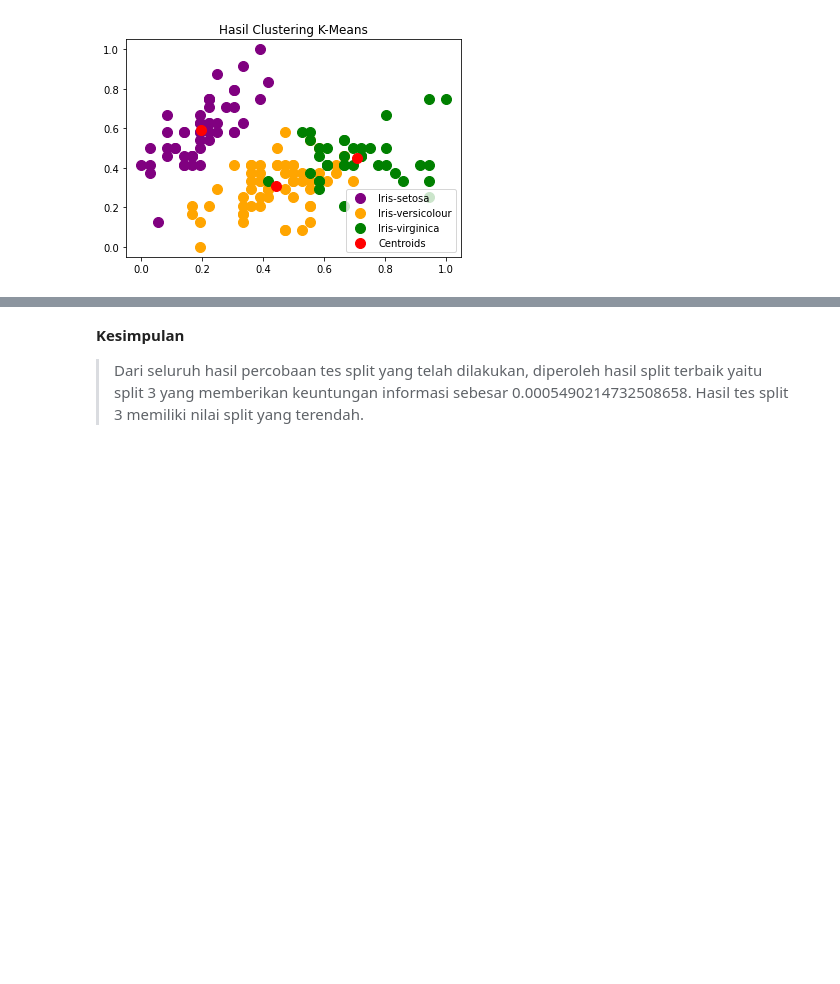
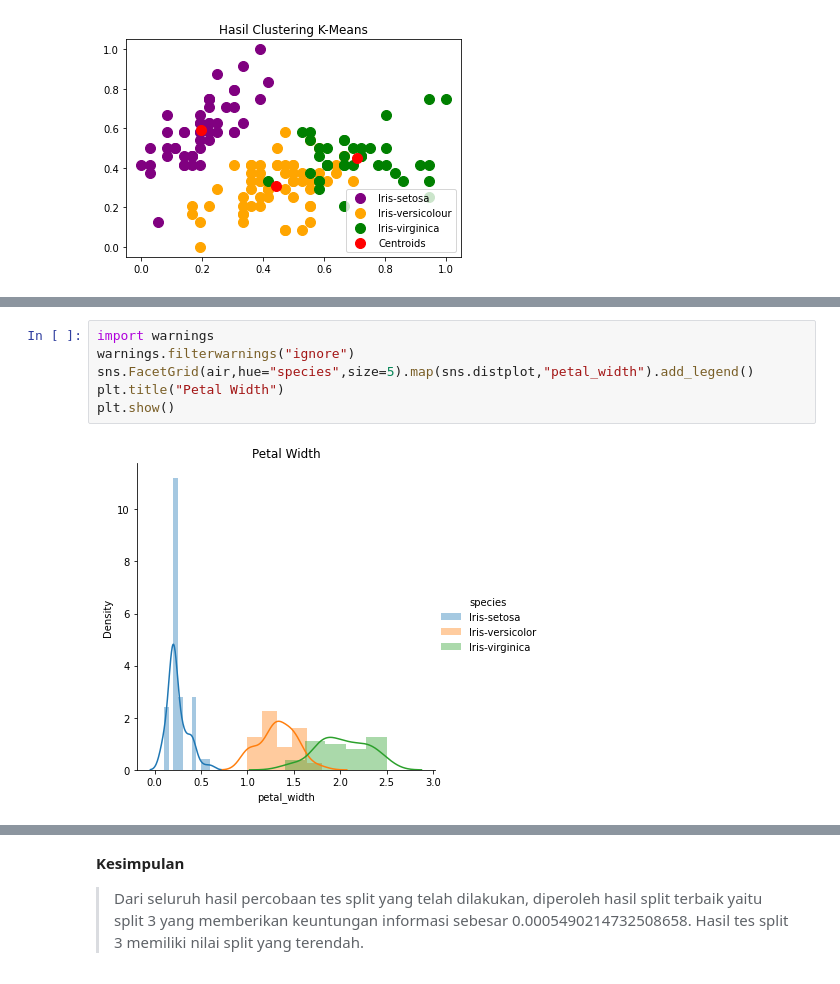
Before and after one commit to diahkamalia/datamining, a Jupyter notebook: _sources/notebook4.ipynb, the cells around one changed output, grey strips where cells are left out. Drawn from its saved outputs; the diff is of its cells as text; blank space fills up the shorter version.

```diff
--- a/_sources/notebook4.ipynb
+++ b/_sources/notebook4.ipynb
@@ -156,0 +167,8 @@ plt.show()
+# %%
+import warnings
+warnings.filterwarnings("ignore")
+sns.FacetGrid(air,hue="species",size=5).map(sns.distplot,"petal_width").add_legend()
+plt.title("Petal Width")
+plt.show()
+# %% [output]
+[figure, added]
```
Also changed, not shown: parts of 18 cells of this notebook, 27 other files.
